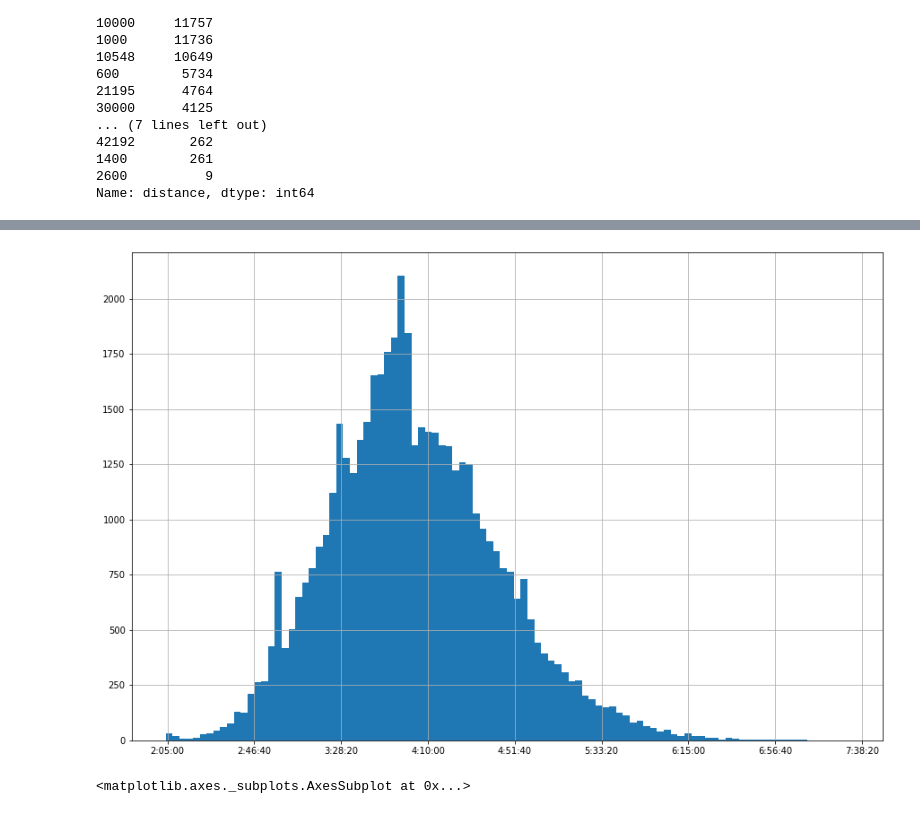
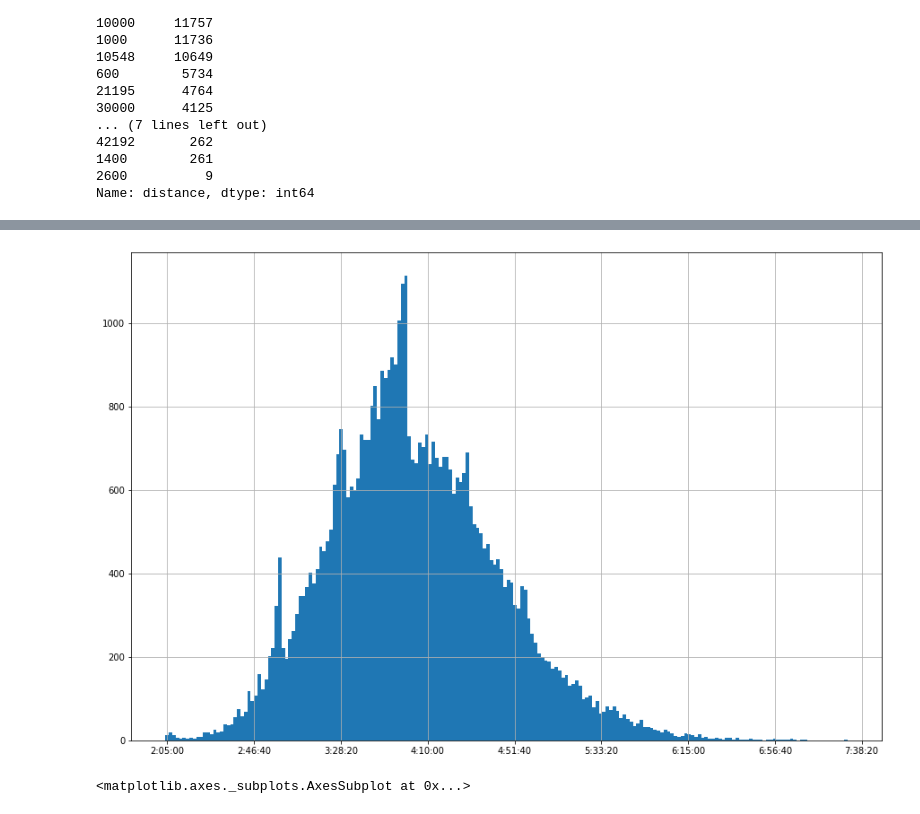
Before and after one commit to sportdatavalley/sportinnovator-tweedaagse, a Jupyter notebook: Data exploration notebook.ipynb, the cells around one changed output, grey strips where cells are left out. Saved outputs shown, nothing was run; the diff lists cells and outputs as text; code cells hidden in the pictures.

```diff
--- a/Data exploration notebook.ipynb
+++ b/Data exploration notebook.ipynb
@@ -186,8 +206,8 @@ Name: distance, dtype: int64
 # %%
-plt = race_results.loc[race_results['race'] == 'tcs_marathon']['chip_time_seconds'].hist(bins=100, figsize=(15, 10))
-plt.set_xticklabels([str(datetime.timedelta(seconds=i)) for i in plt.get_xticks()]);
+plot = race_results.loc[race_results['race'] == 'tcs_marathon']['chip_time_seconds'].hist(bins=200, figsize=(15, 10))
+plot.set_xticklabels([str(datetime.timedelta(seconds=i)) for i in plot.get_xticks()]);
 # %% [output]
-[figure, old version]
+[figure, new version]
 # %%
 split_columns = [f'split_{n}' for n in ['5k', '10k', '15k', '20k', '25k', '30k', '35k', '40k', 'finish']]
 race_results.loc[race_results['distance'] == 42195][split_columns].mean().T.plot(marker='o', legend=False)
```
Also changed, not shown: parts of 3 cells of this notebook, 2 other files.
